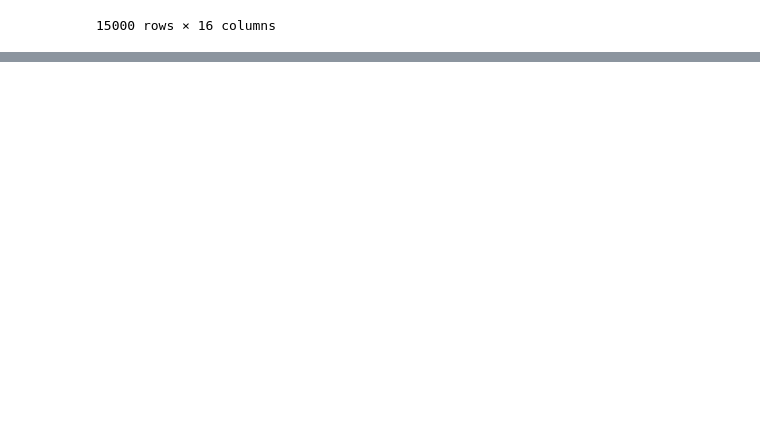
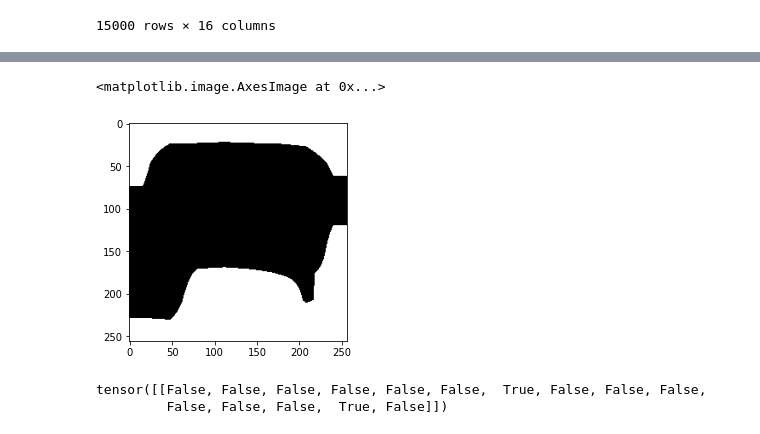
Before and after one commit to akansh12/Vin-ChestXR-Abnormality-detection, a Jupyter notebook: Notebooks/14_class/GradCam.ipynb, the cells around one changed output, grey strips where cells are left out. Drawn from its saved outputs; the diff is of its cells as text; code cells hidden in the pictures; blank space fills up the shorter version.

```diff
--- a/Notebooks/14_class/GradCam.ipynb
+++ b/Notebooks/14_class/GradCam.ipynb
@@ -206,0 +192,12 @@ arotic = np.random.choice(train_label[train_label['Aortic enlargement'] == 1]['i
+# %%
+A = grayscale_cam
+# %%
+plt.imshow(A>0.5, cmap= 'gray')
+# %% [output]
+<matplotlib.image.AxesImage at 0x...>
+[figure, added]
+# %%
+model(input_tensor) > 0.5
+# %% [output]
+tensor([[False, False, False, False, False, False,  True, False, False, False,
+         False, False, False,  True, False]])
```
Also changed, not shown: parts of 20 cells of this notebook, 2 other files.
